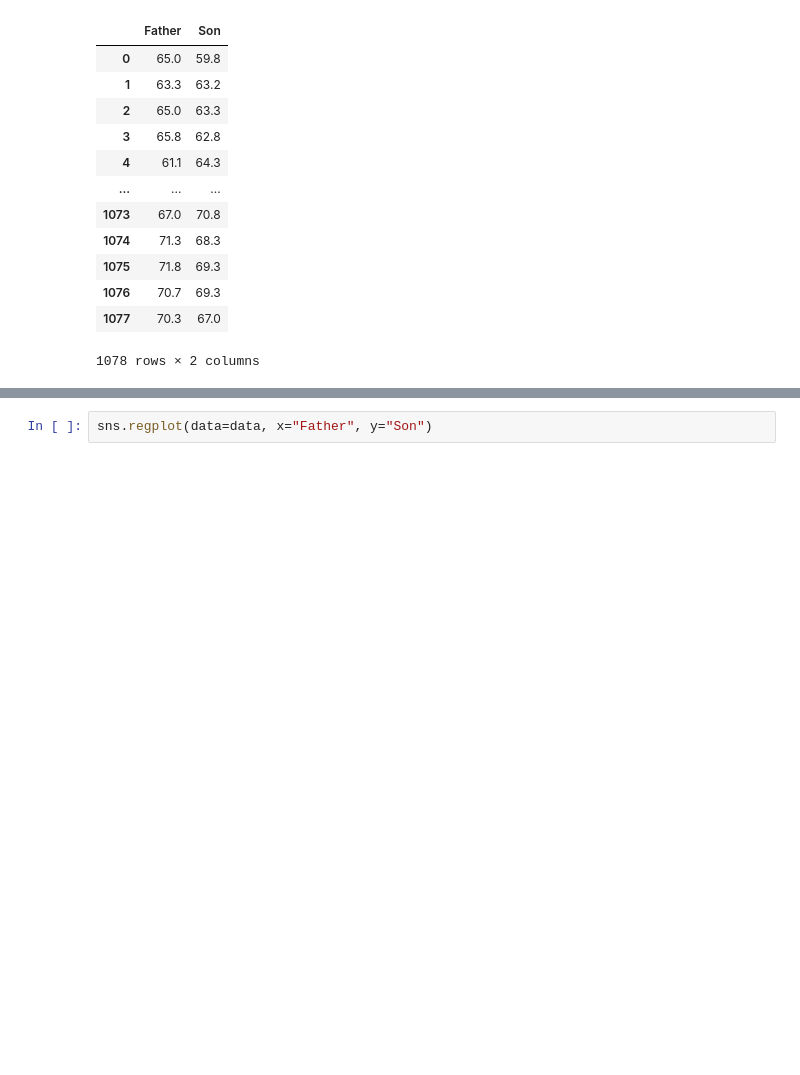
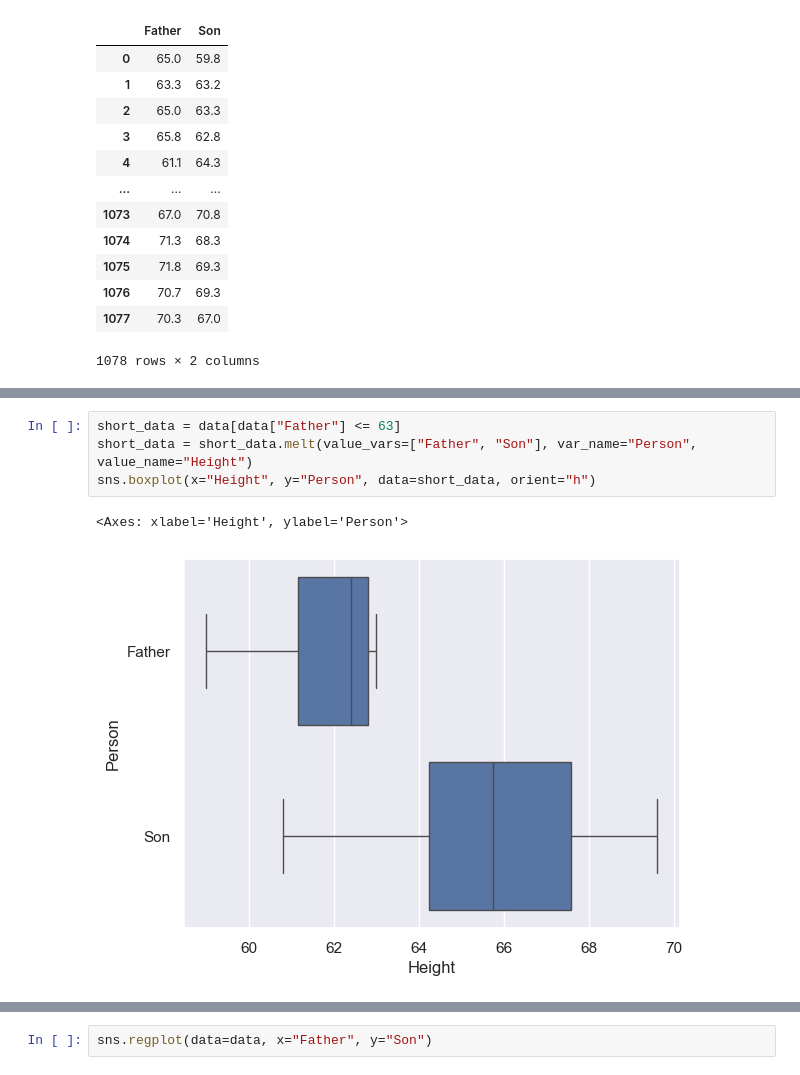
Before and after one commit to stanford-mse-125-2025/mse-125-2025-public, a Jupyter notebook: demos/simple_linear_regression.ipynb, the cells around one changed output, grey strips where cells are left out. Cells and saved outputs as stored; diff of their text form; blank space fills up the shorter version.

```diff
--- a/demos/simple_linear_regression.ipynb
+++ b/demos/simple_linear_regression.ipynb
@@ -24,2 +32,9 @@ data
+# %%
+short_data = data[data["Father"] <= 63]
+short_data = short_data.melt(value_vars=["Father", "Son"], var_name="Person", value_name="Height")
+sns.boxplot(x="Height", y="Person", data=short_data, orient="h")
+# %% [output]
+<Axes: xlabel='Height', ylabel='Person'>
+[figure, added]
 # %%
 sns.scatterplot(data=data, x="Father", y="Son")
```
Also changed, not shown: parts of 9 cells of this notebook.
